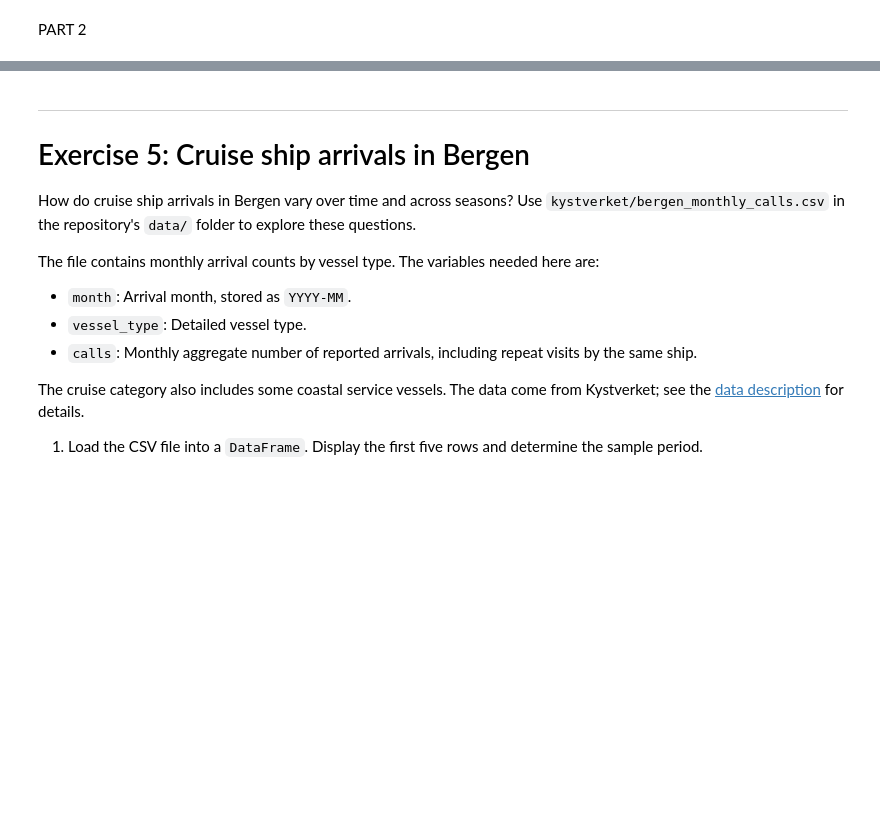
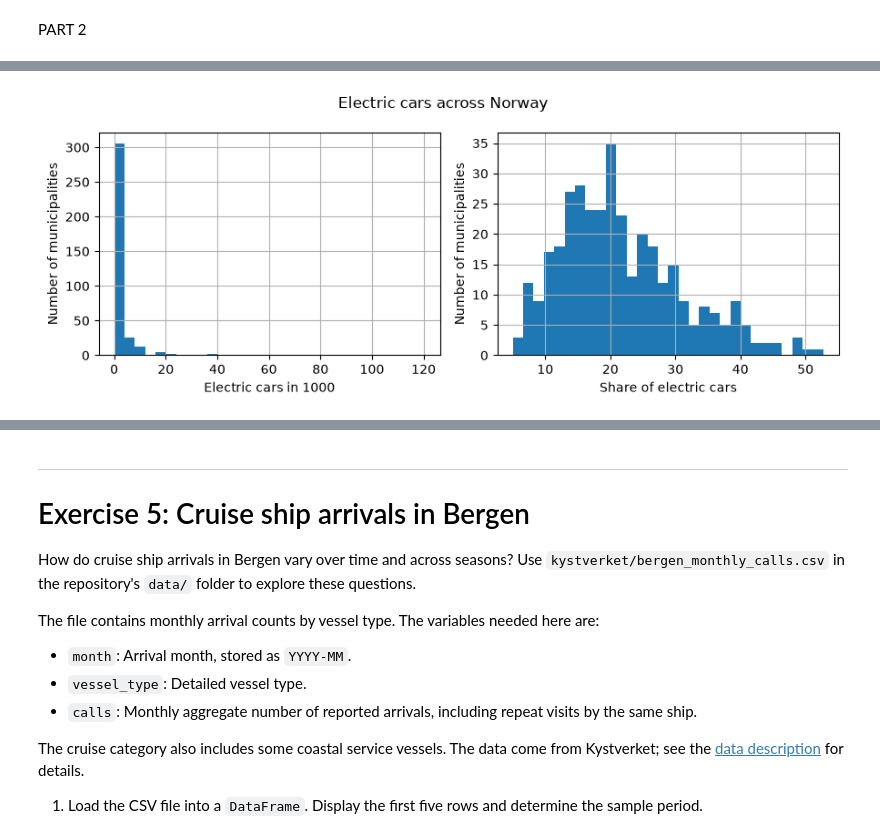
Before and after one commit to 646nwbf27y-lab/TECH2-H26, a Jupyter notebook: workshops/workshop3/workshop3 TH.ipynb, the cells around one changed output, grey strips where cells are left out. Saved outputs shown, nothing was run; the diff lists cells and outputs as text; code cells hidden in the pictures; blank space fills up the shorter version.

```diff
--- a/workshops/workshop3/workshop3 TH.ipynb
+++ b/workshops/workshop3/workshop3 TH.ipynb
@@ -589,0 +617,21 @@ fig, axes = plt.subplots(1, 2)
+# %%
+#creating historgrams with the subplot function containing amount of electric cars and share of electric cars
+
+fig, axes = plt.subplots(1, 2, figsize = (9, 3.5))
+
+#creating the histograms
+(df_mun['electric_cars']/1000).hist(bins = 30, ax = axes[0], label = 'Electric cars')
+df_mun['ev_share'].hist(bins = 30, ax = axes[1], label = 'Share of electric cars')
+
+#labeling the axis' of the first historgram
+axes[0].set_ylabel('Number of municipalities')
+axes[0].set_xlabel('Electric cars in 1000')
+
+#labeling the axis' of the second histogram
+axes[1].set_ylabel('Number of municipalities')
+axes[1].set_xlabel('Share of electric cars')
+
+fig.suptitle('Electric cars across Norway')
+fig.tight_layout()
+# %% [output]
+[figure, added]
```
Also changed, not shown: parts of 13 cells of this notebook.
